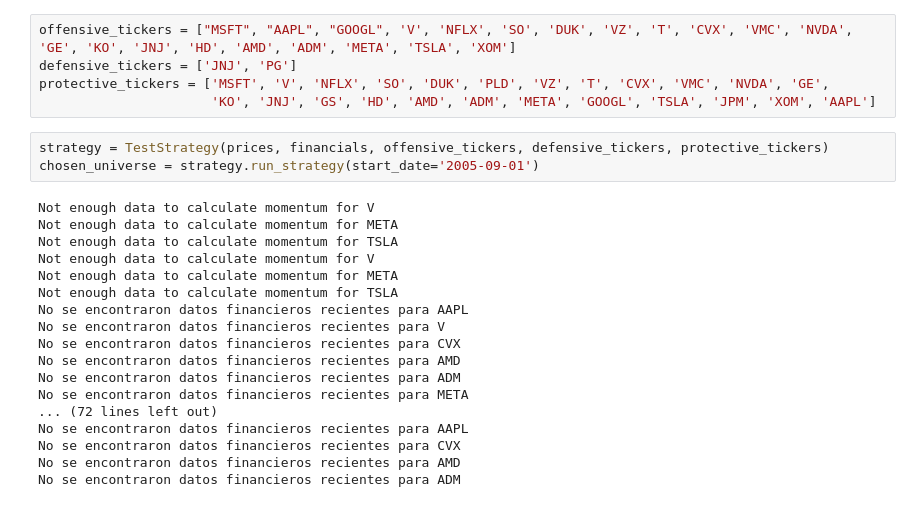
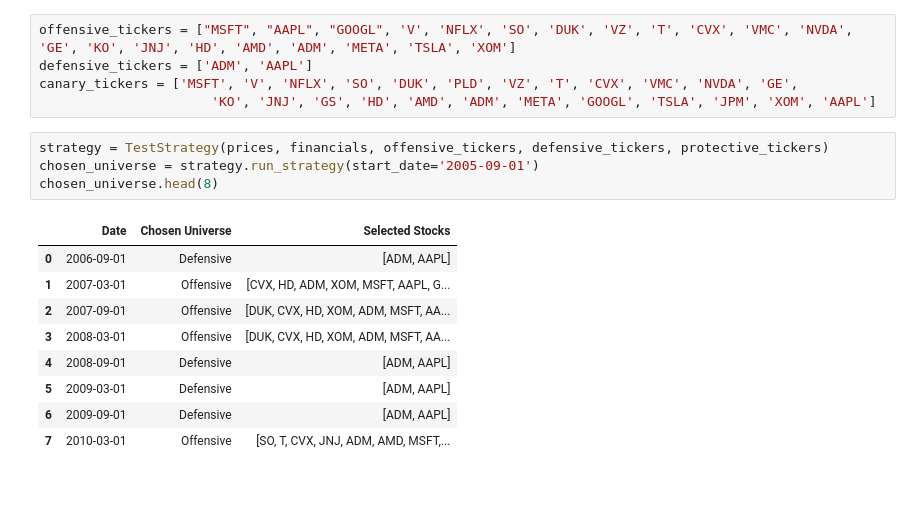
Before and after one commit to Luis1Soto/New_Asset_Allocation, a Jupyter notebook: Notebook.ipynb, the cells around one changed output. Cells and saved outputs as stored; diff of their text form.

```diff
--- a/Notebook.ipynb
+++ b/Notebook.ipynb
@@ -77,26 +15,19 @@ Los siguientes ítems son comunes en todos los tickers: {'Free Cash Flow per Sha
 # %%
 offensive_tickers = ["MSFT", "AAPL", "GOOGL", 'V', 'NFLX', 'SO', 'DUK', 'VZ', 'T', 'CVX', 'VMC', 'NVDA', 'GE', 'KO', 'JNJ', 'HD', 'AMD', 'ADM', 'META', 'TSLA', 'XOM']
-defensive_tickers = ['JNJ', 'PG']
-protective_tickers = ['MSFT', 'V', 'NFLX', 'SO', 'DUK', 'PLD', 'VZ', 'T', 'CVX', 'VMC', 'NVDA', 'GE',
+defensive_tickers = ['ADM', 'AAPL']
+canary_tickers = ['MSFT', 'V', 'NFLX', 'SO', 'DUK', 'PLD', 'VZ', 'T', 'CVX', 'VMC', 'NVDA', 'GE',
                       'KO', 'JNJ', 'GS', 'HD', 'AMD', 'ADM', 'META', 'GOOGL', 'TSLA', 'JPM', 'XOM', 'AAPL']
 # %%
 strategy = TestStrategy(prices, financials, offensive_tickers, defensive_tickers, protective_tickers)
 chosen_universe = strategy.run_strategy(start_date='2005-09-01')
+chosen_universe.head(8)
 # %% [output]
-Not enough data to calculate momentum for V
-Not enough data to calculate momentum for META
-Not enough data to calculate momentum for TSLA
-Not enough data to calculate momentum for V
-Not enough data to calculate momentum for META
-Not enough data to calculate momentum for TSLA
-No se encontraron datos financieros recientes para AAPL
-No se encontraron datos financieros recientes para V
-No se encontraron datos financieros recientes para CVX
-No se encontraron datos financieros recientes para AMD
-No se encontraron datos financieros recientes para ADM
-No se encontraron datos financieros recientes para META
-... (72 lines left out)
-No se encontraron datos financieros recientes para AAPL
-No se encontraron datos financieros recientes para CVX
-No se encontraron datos financieros recientes para AMD
-No se encontraron datos financieros recientes para ADM
+|  | Date | Chosen Universe | Selected Stocks |
+| 0 | 2006-09-01 | Defensive | [ADM, AAPL] |
+| 1 | 2007-03-01 | Offensive | [CVX, HD, ADM, XOM, MSFT, AAPL, G... |
+| 2 | 2007-09-01 | Offensive | [DUK, CVX, HD, XOM, ADM, MSFT, AA... |
+| 3 | 2008-03-01 | Offensive | [DUK, CVX, HD, XOM, ADM, MSFT, AA... |
+| 4 | 2008-09-01 | Defensive | [ADM, AAPL] |
+| 5 | 2009-03-01 | Defensive | [ADM, AAPL] |
+| 6 | 2009-09-01 | Defensive | [ADM, AAPL] |
+| 7 | 2010-03-01 | Offensive | [SO, T, CVX, JNJ, ADM, AMD, MSFT,... |
```
Also changed, not shown: parts of 18 cells of this notebook, 3 other files.
